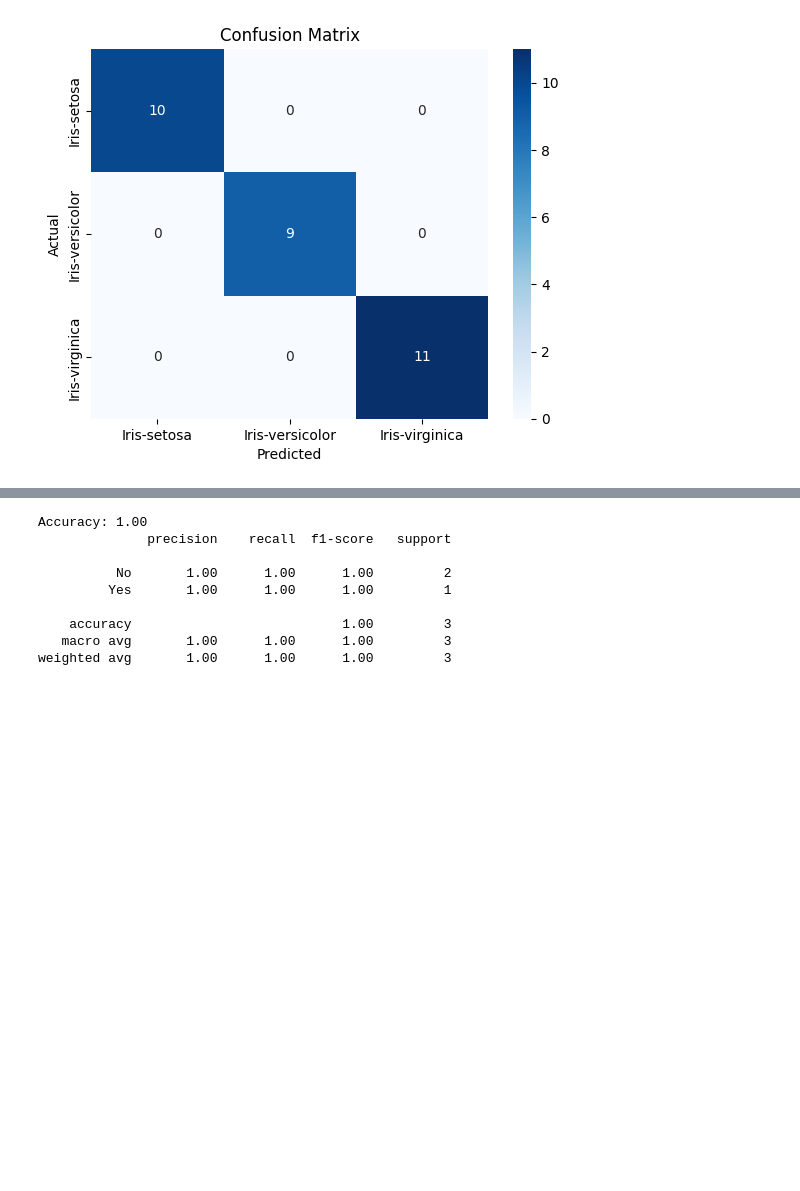
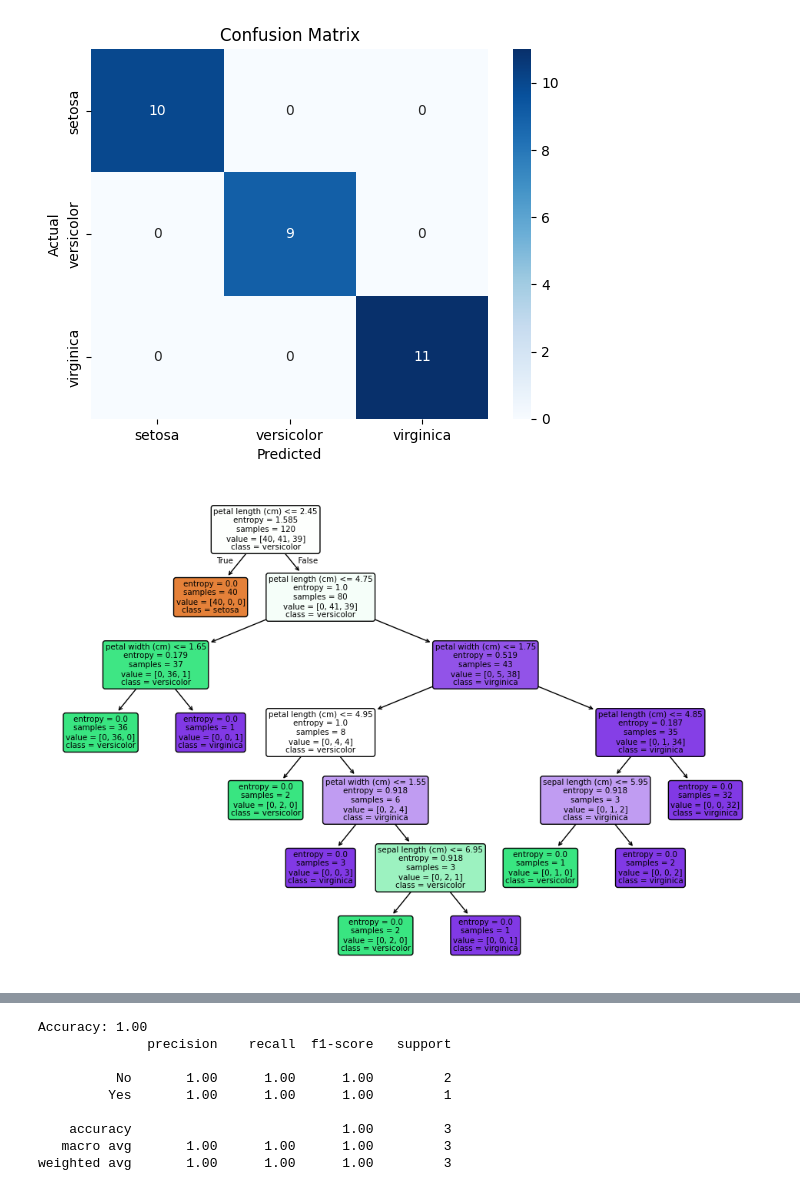
Before and after one commit to Supreeth-AR/ML, a Jupyter notebook: Lab4/1BM23CS423_Lab_4_Decision_Tree.ipynb, the cells around one changed output, grey strips where cells are left out. Saved outputs shown, nothing was run; the diff lists cells and outputs as text; code cells hidden in the pictures; blank space fills up the shorter version.

```diff
--- a/Lab4/1BM23CS423_Lab_4_Decision_Tree.ipynb
+++ b/Lab4/1BM23CS423_Lab_4_Decision_Tree.ipynb
@@ -3,42 +3,42 @@ import pandas as pd
 from sklearn.model_selection import train_test_split
 from sklearn.tree import DecisionTreeClassifier
 from sklearn.metrics import accuracy_score, confusion_matrix
+import matplotlib.pyplot as plt
 import seaborn as sns
-import matplotlib.pyplot as plt
+from sklearn.datasets import load_iris
+from sklearn.tree import plot_tree
 
-# Load the dataset
-data = pd.read_csv('iris.csv')  # Replace 'iris.csv' with your file path
+iris = load_iris()
 
-# Separate features (X) and target (y)
-X = data.drop('species', axis=1)
-y = data['species']
+iris_data = pd.read_csv('iris.csv')
 
-# Split data into training and testing sets
+X = iris_data.drop('species', axis=1)
+y = iris_data['species']
+
 X_train, X_test, y_train, y_test = train_test_split(X, y, test_size=0.2, random_state=42)
 
-# Create a DecisionTreeClassifier
-dt_classifier = DecisionTreeClassifier()
 
-# Train the model
-dt_classifier.fit(X_train, y_train)
+clf = DecisionTreeClassifier(criterion="entropy")
 
-# Make predictions on the test data
-y_pred = dt_classifier.predict(X_test)
+clf.fit(X_train, y_train)
 
-# Calculate accuracy score
+y_pred = clf.predict(X_test)
+
+# Calculate the accuracy score
 accuracy = accuracy_score(y_test, y_pred)
-print("Accuracy:", accuracy)
+print(f"Accuracy Score: {accuracy:.2f}")
 
-# Generate and display the confusion matrix
 conf_matrix = confusion_matrix(y_test, y_pred)
-print("Confusion Matrix:\n", conf_matrix)
+print("Confusion Matrix:")
+print(conf_matrix)
 
-# Display the confusion matrix using seaborn and matplotlib
-sns.heatmap(conf_matrix, annot=True, fmt='d', cmap='Blues',
-            xticklabels=data['species'].unique(),
-            yticklabels=data['species'].unique())
+sns.heatmap(conf_matrix, annot=True, fmt='d', cmap='Blues', xticklabels=iris.target_names, yticklabels=iris.target_names)
 plt.xlabel('Predicted')
 plt.ylabel('Actual')
 plt.title('Confusion Matrix')
 plt.show()
+
+plt.figure(figsize=(12,8))
+plot_tree(clf, filled=True, feature_names=iris.feature_names, class_names=iris.target_names, rounded=True)
+plt.show()
 # %% [output]
@@ -48,3 +48,4 @@ Confusion Matrix:
  [ 0  9  0]
  [ 0  0 11]]
-[figure, old version]
+[figure, new version]
+[figure, added]
```
Also changed, not shown: parts of 4 cells of this notebook.
